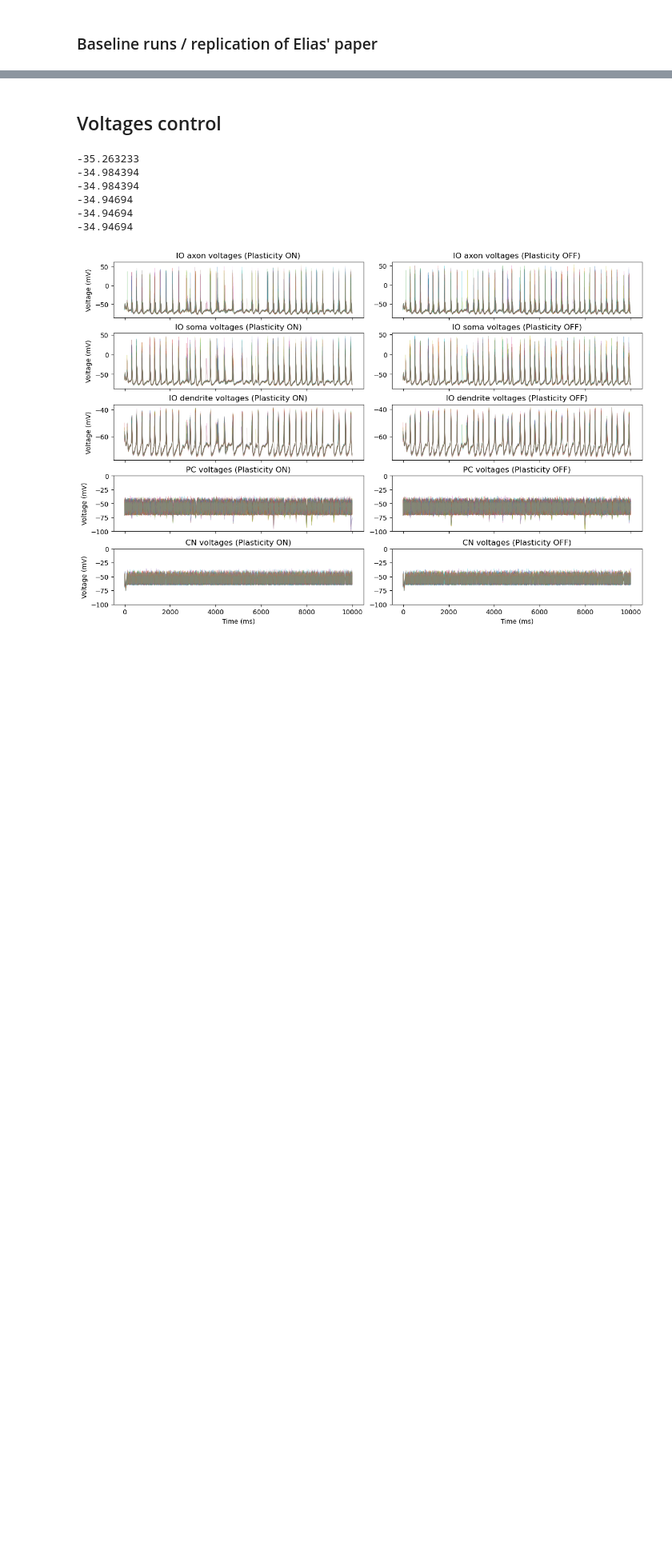
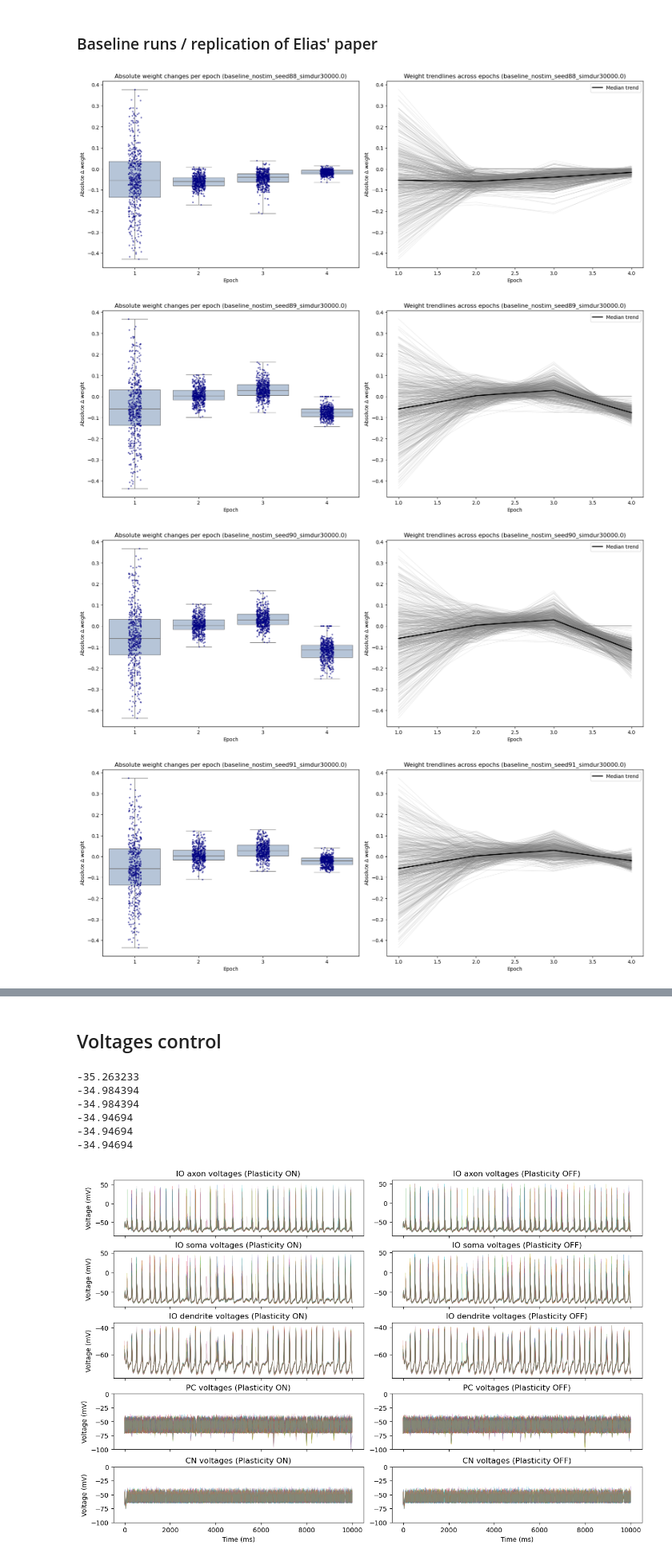
Before and after one commit to izaet/Olivocerebellar-circuit, a Jupyter notebook: stimulus_experiments/stim_analysis.ipynb, the cells around one changed output, grey strips where cells are left out. Shown at 80% size. Cells and saved outputs as stored; diff of their text form; code cells hidden in the pictures; blank space fills up the shorter version.

```diff
--- a/stimulus_experiments/stim_analysis.ipynb
+++ b/stimulus_experiments/stim_analysis.ipynb
@@ -168,7 +167,11 @@ python3 main_entrain.py --run-type baseline --experiment nostim --PFPC_plasticit
 # %%
 ## Baseline runs without input
 # Get commands and paths for all baseline runs
-base_repl_jobs = baseline_commands(parent_dir = parent_dir, n_seeds=10, simdur= 10_000.0)
-for job in base_repl_jobs:
+base_repl_jobs_upbound = baseline_commands(parent_dir = parent_dir, n_seeds=10, simdur= 30_000.0, zebrin= 'zebrin_upbound')
+for job in base_repl_jobs_upbound:
     print(job["command"])
+
+base_repl_jobs_downbound = baseline_commands(parent_dir = parent_dir, n_seeds=10, simdur= 30_000.0,  zebrin= 'zebrin_downbound')
+for job in base_repl_jobs_downbound:
+    print(job["command"])
 # %% [output]
@@ -229,7 +243,7 @@ for dataset in fixed_isi_paths:
 # %%
 # Load baseline run datasets
 datapaths = [job["run_path"] for job in base_repl_jobs]
-chunk_size = 3_000.0  # ms
+chunk_size = 3000.0  # ms
 
 all_rows = []
 
@@ -379,30 +393,35 @@ if not convergence_df.empty:
     # for (label, weight_idx), group in convergence_df.groupby(['dataset', 'weight_idx']):
         # plt.plot(group['time_ms'], group['weight'], alpha=0.01, color='gray')
 
     # Interpolate all individual weight trajectories to a common 1-ms grid
     time_grid = np.arange(0, window + 1, 1)
     interpolated = []
     for (label, weight_idx), group in convergence_df.groupby(['dataset', 'weight_idx']):
         group_sorted = group.sort_values('time_ms')
         interp = np.interp(time_grid, group_sorted['time_ms'], group_sorted['weight'])
         interpolated.append(interp)
 
     combined_means = np.vstack(interpolated).mean(axis=0)
     combined_std = np.vstack(interpolated).std(axis=0)
 
     plt.fill_between(
         time_grid,
         combined_means - combined_std,
         combined_means + combined_std,
         color='gray',
         alpha=0.2,
         label='±1 SD (all datasets)',
     )
     plt.plot(time_grid, combined_means, color='black', linewidth=2.5, label='Combined mean')
     plt.title(f'Convergence of mean PF-PC weights during first {window} ms (all datasets)')
     plt.xlabel('Time (ms)')
     plt.ylabel('Mean PF-PC weight')
     plt.xlim(0, window)
     plt.legend()
     plt.tight_layout()
     plt.show()
+# %% [output]
+[figure, added]
+[figure, added]
+[figure, added]
+[figure, added]
```
Also changed, not shown: parts of 5 cells of this notebook, 6 other files.
